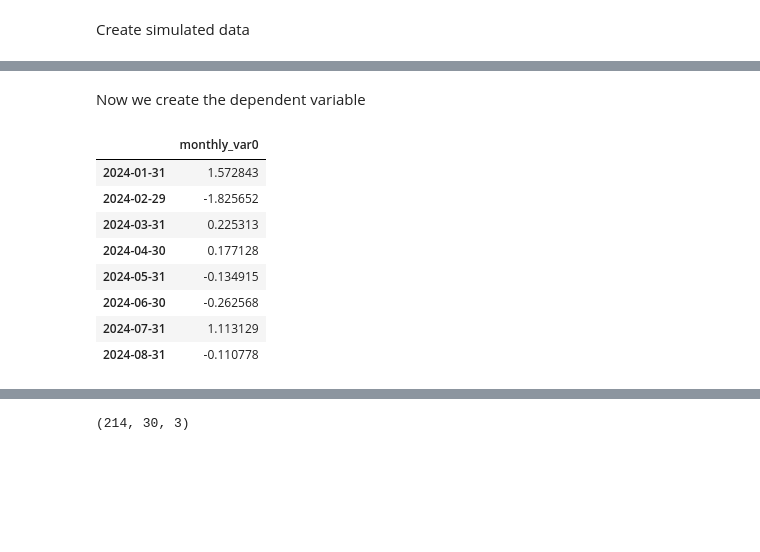
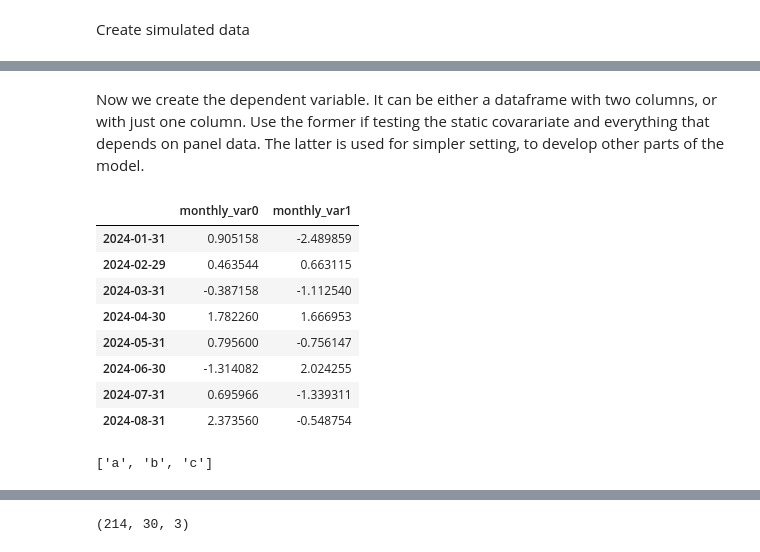
Before and after one commit to DianaZaig/Nowcasting-Techsprint, a Jupyter notebook: code/TFT_test.ipynb, the cells around one changed output, grey strips where cells are left out. Cells and saved outputs as stored; diff of their text form; code cells hidden in the pictures; blank space fills up the shorter version.

```diff
--- a/code/TFT_test.ipynb
+++ b/code/TFT_test.ipynb
@@ -61,19 +61,32 @@ df_monthly
-# %% [markdown]
-Now we create the dependent variable
-# %%
-df_y = df_monthly.pop("monthly_var0")
-df_y = pd.DataFrame(df_y)
-df_y
-# %% [output]
-|  | monthly_var0 |
-| 2024-01-31 | 1.572843 |
-| 2024-02-29 | -1.825652 |
-| 2024-03-31 | 0.225313 |
-| 2024-04-30 | 0.177128 |
-| 2024-05-31 | -0.134915 |
-| 2024-06-30 | -0.262568 |
-| 2024-07-31 | 1.113129 |
-| 2024-08-31 | -0.110778 |
+# %% [markdown]
+Now we create the dependent variable. It can be either a dataframe with two columns, or with just one column. Use the former if testing the static covarariate and everything that depends on panel data. The latter is used for simpler setting, to develop other parts of the model.
+# %%
+y_twocols = True
+if y_twocols:
+    y_cols = ["monthly_var0", "monthly_var1"]
+    df_y = df_monthly[y_cols]
+    df_monthly = df_monthly[[c for c in df_monthly if c not in y_cols]]
+    df_y
+else:
+    df_y = df_monthly.pop("monthly_var0")
+    df_y = pd.DataFrame(df_y)
+    df_y
+# %%
+df_y["2024-05"]
+# %% [output]
+|  | monthly_var0 | monthly_var1 |
+| 2024-01-31 | 0.905158 | -2.489859 |
+| 2024-02-29 | 0.463544 | 0.663115 |
+| 2024-03-31 | -0.387158 | -1.112540 |
+| 2024-04-30 | 1.782260 | 1.666953 |
+| 2024-05-31 | 0.795600 | -0.756147 |
+| 2024-06-30 | -1.314082 | 2.024255 |
+| 2024-07-31 | 0.695966 | -1.339311 |
+| 2024-08-31 | 2.373560 | -0.548754 |
+# %%
+["a", "b"] + ["c"] + []
+# %% [output]
+['a', 'b', 'c']
 # %%
 tft.fit(
     X={"D": df_daily, "ME": df_monthly},
```
Also changed, not shown: parts of 4 cells of this notebook, 1 other file.
